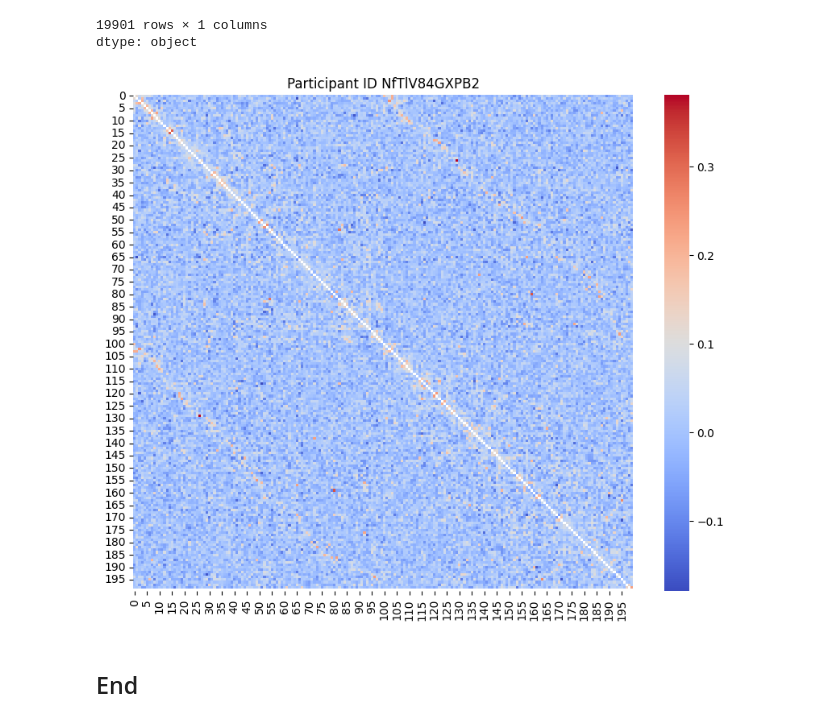
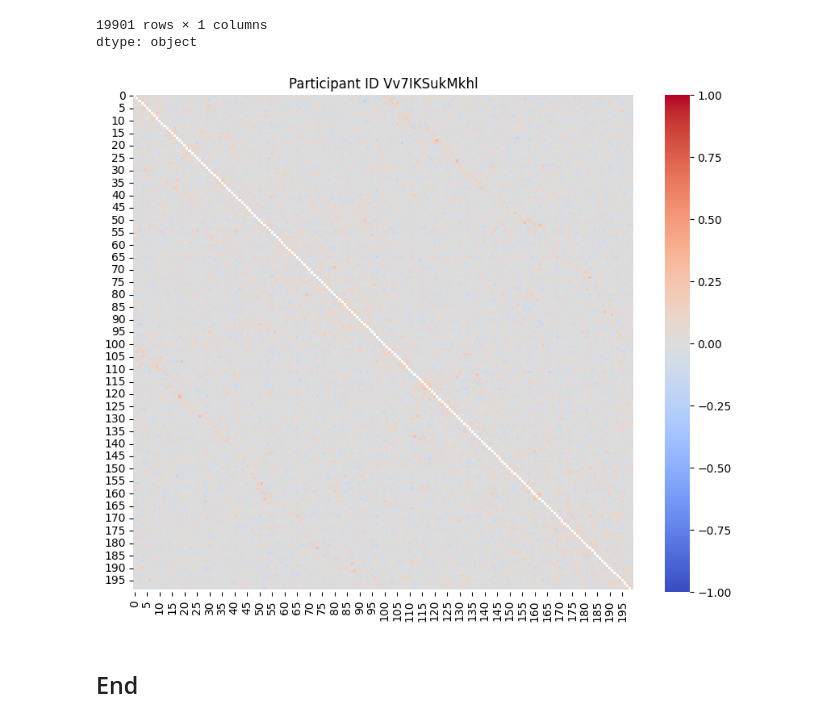
Before and after one commit to dauinh/wids25, a Jupyter notebook: WiDS25.ipynb, the cells around one changed output. Cells and saved outputs as stored; diff of their text form; code cells hidden in the pictures.

```diff
--- a/WiDS25.ipynb
+++ b/WiDS25.ipynb
@@ -1022,30 +1010,30 @@ dtype: object
 # %%
 # 0th row has 199 columns; 1th row has 198 columns; ...
 # slice 0th row uses [0:199]; slice 1th row uses [199:199+198]
 def draw_fc_heatmap(idx, n=199):
     fcm = fcm_train.loc[idx]
     id, fcm = fcm[0], fcm[1:]
     matrix = np.nan * np.empty((n+1, n+1))
 
     start = 0
     for i in range(n+1):
         # padding left with NaN values
         row = np.concatenate(([np.nan] * (i+1), fcm[start:start+(n-i)]))
         matrix[i] = row
         start += n-i
 
     # Copy upper triangle to lower triangle
     i_lower = np.tril_indices(n, -1)
     matrix[i_lower] = matrix.T[i_lower]
 
     plt.figure(figsize = (10,8))
-    sns.heatmap(matrix, cmap = 'coolwarm')
+    sns.heatmap(matrix, vmin=-1, vmax=1, cmap = 'coolwarm')
     plt.title(f'Participant ID {id}')
     plt.show()
 
 import random
-draw_fc_heatmap(random.randint(0, 1200))
+draw_fc_heatmap(random.randint(0, len(fcm_train)))
 # %% [output]
-[figure, old version]
+[figure, new version]
 # %% [markdown]
 ## End
```
Also changed, not shown: parts of 4 cells of this notebook.
